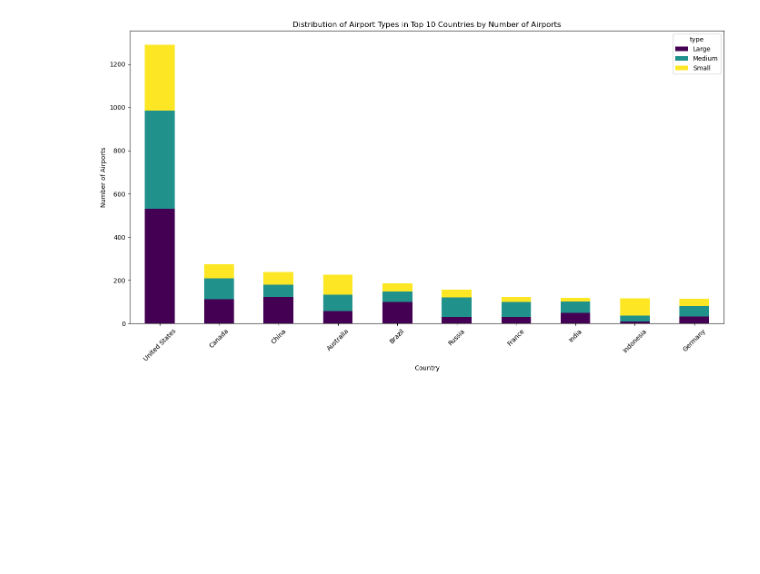
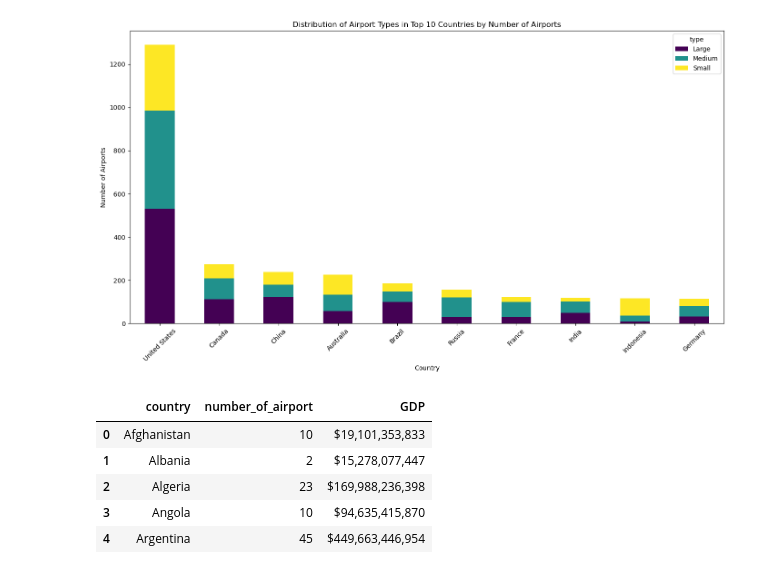
Before and after one commit to Ahnafshabik/LHL-Final-Project-Global-Airport-Analysis-, a Jupyter notebook: Analysis.ipynb, the cells around one changed output. Cells and saved outputs as stored; diff of their text form; code cells hidden in the pictures; blank space fills up the shorter version.

```diff
--- a/Analysis.ipynb
+++ b/Analysis.ipynb
@@ -88,0 +95,20 @@ plt.show()
+# %%
+# Grouping the airport data by country to get the total number of airports for each country
+
+airport_counts=airport_data.groupby('country').size().reset_index(name='number_of_airport')
+#airport_counts.head()
+
+#Merging tow csv files Airport.CSV
+
+# Adjusting the merge to use the correct column names
+merged_data = pd.merge(airport_counts, world_data[['Country', 'GDP']], left_on='country', right_on='Country', how='inner')
+# Dropping duplicate 'Country' column
+merged_data.drop('Country', axis=1, inplace=True)
+merged_data.head()
+# %% [output]
+|  | country | number_of_airport | GDP |
+| 0 | Afghanistan | 10 | $19,101,353,833 |
+| 1 | Albania | 2 | $15,278,077,447 |
+| 2 | Algeria | 23 | $169,988,236,398 |
+| 3 | Angola | 10 | $94,635,415,870 |
+| 4 | Argentina | 45 | $449,663,446,954 |
```
Also changed, not shown: parts of 9 cells of this notebook, 5 other files.
